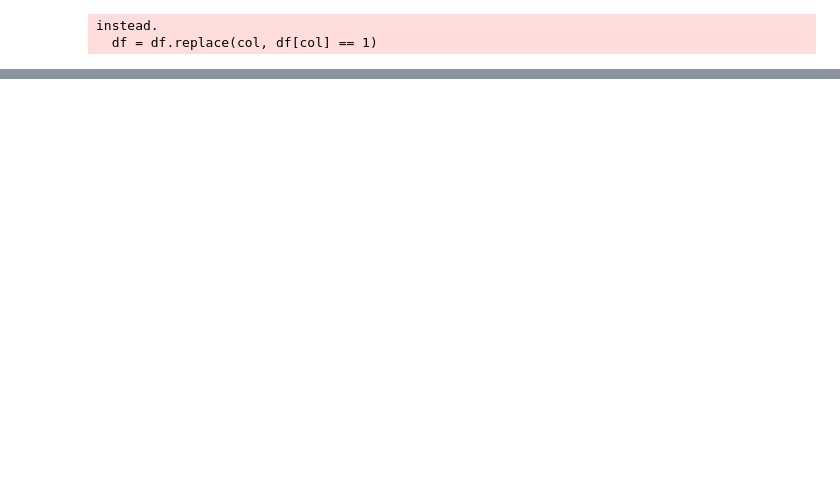
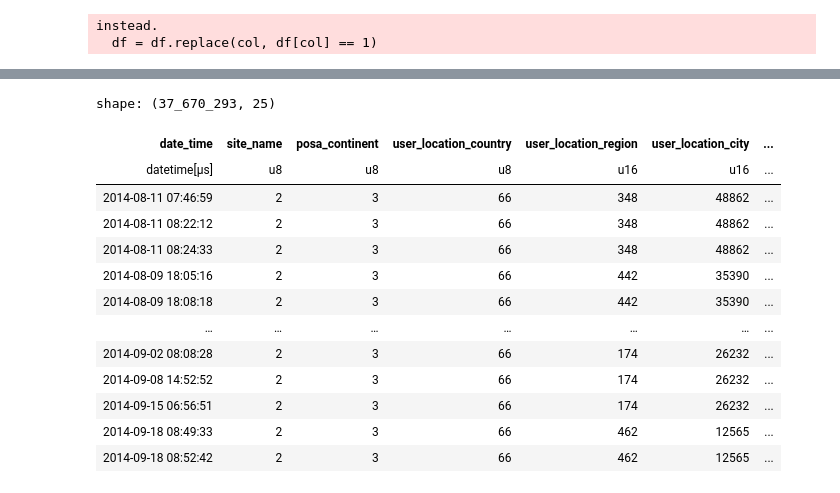
Before and after one commit to artemgalyan/magic, a Jupyter notebook: 02-hotels/notebooks/2.0-gaa-modeling-baseline.ipynb, the cells around one changed output, grey strips where cells are left out. Saved outputs shown, nothing was run; the diff lists cells and outputs as text; code cells hidden in the pictures; blank space fills up the shorter version.

```diff
--- a/02-hotels/notebooks/2.0-gaa-modeling-baseline.ipynb
+++ b/02-hotels/notebooks/2.0-gaa-modeling-baseline.ipynb
@@ -58,5 +159,11 @@ TARGET = 'is_booking'
 # %%
-df = df.with_columns(
-    co_ci_diff=(pl.col('srch_co') - pl.col('srch_ci')).dt.total_days().cast(pl.Int16),
-    ci_dt_diff=(pl.col('srch_ci') - pl.col('date_time')).dt.total_days().cast(pl.Int32)
-)
+feature_extractor = DataPreparationPipeline() \
+    .add_columns({
+        'co_ci_diff': ((pl.col('srch_co') - pl.col('srch_ci')).dt.total_days(), 'int16'),
+        'ci_dt_diff': ((pl.col('srch_ci') - pl.col('date_time')).dt.total_days(), 'int32'),
+        'ci_weekday': (pl.col('srch_ci').dt.weekday(), 'uint8'),
+        'co_weekday': (pl.col('srch_co').dt.weekday(), 'uint8'),
+        'date_time_weekday': (pl.col('date_time').dt.weekday(), 'uint8')
+    }) \
+    .drop_columns(['orig_destination_distance', 'srch_ci', 'srch_co']) \
+    .make_column_split(num_cat_threshold=250)
@@ -70,3 +170,5 @@ data = df[['date_time'] + numerical_columns + categorical_columns]
+# %%
+data, state = feature_extractor(df)
 # %%
 x = data.drop(TARGET)
 y = data[TARGET]
@@ -247,0 +387,17 @@ metrics
+# %%
+x
+# %% [output]
+shape: (37_670_293, 25)
+| date_time | site_name | posa_continent | user_location_country | user_location_region | user_location_city | ... |
+| datetime[μs] | u8 | u8 | u8 | u16 | u16 | ... |
+| 2014-08-11 07:46:59 | 2 | 3 | 66 | 348 | 48862 | ... |
+| 2014-08-11 08:22:12 | 2 | 3 | 66 | 348 | 48862 | ... |
+| 2014-08-11 08:24:33 | 2 | 3 | 66 | 348 | 48862 | ... |
+| 2014-08-09 18:05:16 | 2 | 3 | 66 | 442 | 35390 | ... |
+| 2014-08-09 18:08:18 | 2 | 3 | 66 | 442 | 35390 | ... |
+| … | … | … | … | … | … | ... |
+| 2014-09-02 08:08:28 | 2 | 3 | 66 | 174 | 26232 | ... |
+| 2014-09-08 14:52:52 | 2 | 3 | 66 | 174 | 26232 | ... |
+| 2014-09-15 06:56:51 | 2 | 3 | 66 | 174 | 26232 | ... |
+| 2014-09-18 08:49:33 | 2 | 3 | 66 | 462 | 12565 | ... |
+| 2014-09-18 08:52:42 | 2 | 3 | 66 | 462 | 12565 | ... |
```
Also changed, not shown: parts of 13 cells of this notebook.
